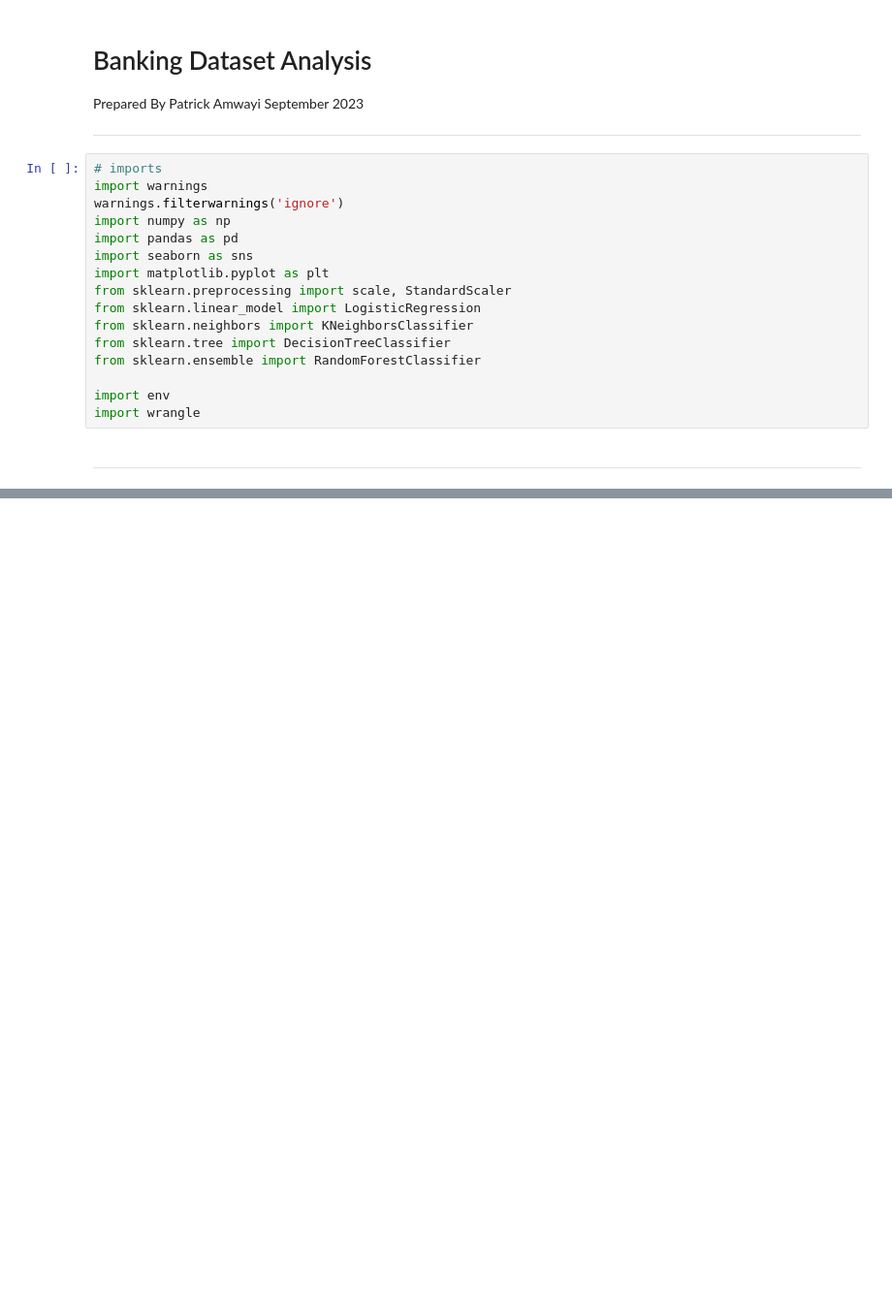
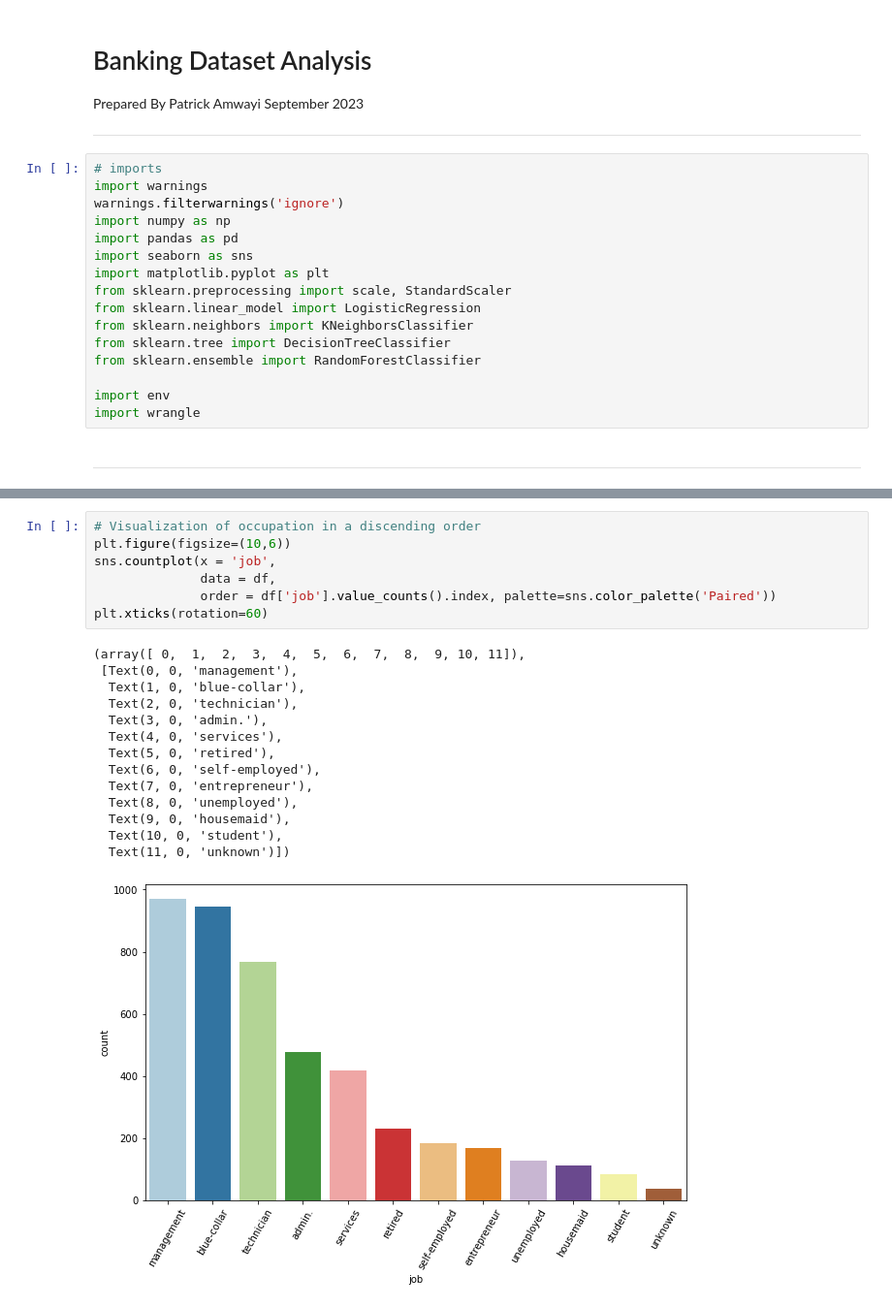
Before and after one commit to patrickamwayi/banking-dataset-analysis, a Jupyter notebook: banking_dataset_analysis_final.ipynb, the cells around one changed output, grey strips where cells are left out. Shown at 97% size. Cells and saved outputs as stored; diff of their text form; blank space fills up the shorter version.

```diff
--- a/banking_dataset_analysis_final.ipynb
+++ b/banking_dataset_analysis_final.ipynb
@@ -62,0 +89,22 @@ df1=wrangle.acquire_bank()
+# %%
+# Visualization of occupation in a discending order
+plt.figure(figsize=(10,6))
+sns.countplot(x = 'job',
+              data = df,
+              order = df['job'].value_counts().index, palette=sns.color_palette('Paired'))
+plt.xticks(rotation=60)
+# %% [output]
+(array([ 0,  1,  2,  3,  4,  5,  6,  7,  8,  9, 10, 11]),
+ [Text(0, 0, 'management'),
+  Text(1, 0, 'blue-collar'),
+  Text(2, 0, 'technician'),
+  Text(3, 0, 'admin.'),
+  Text(4, 0, 'services'),
+  Text(5, 0, 'retired'),
+  Text(6, 0, 'self-employed'),
+  Text(7, 0, 'entrepreneur'),
+  Text(8, 0, 'unemployed'),
+  Text(9, 0, 'housemaid'),
+  Text(10, 0, 'student'),
+  Text(11, 0, 'unknown')])
+[figure, added]
```
Also changed, not shown: parts of 30 cells of this notebook.
